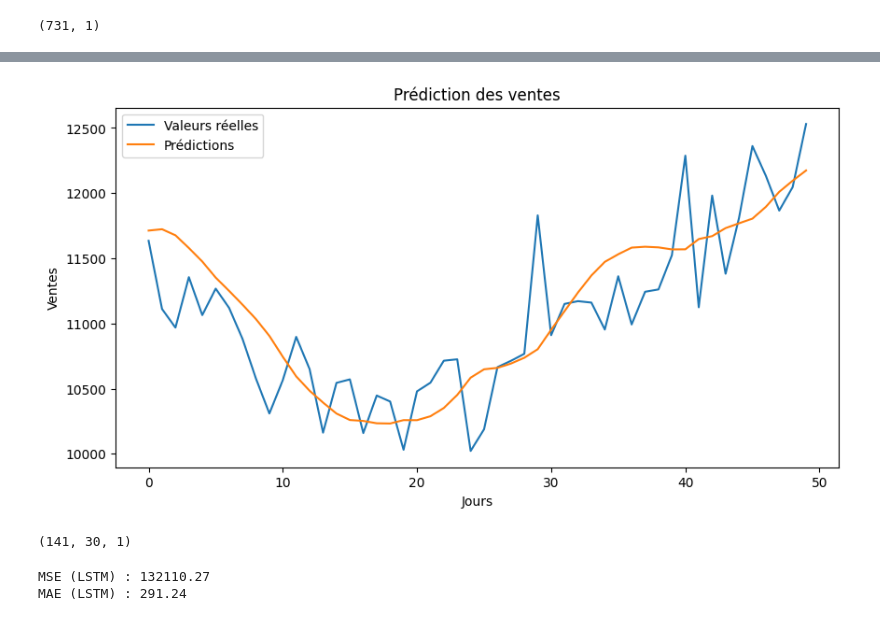
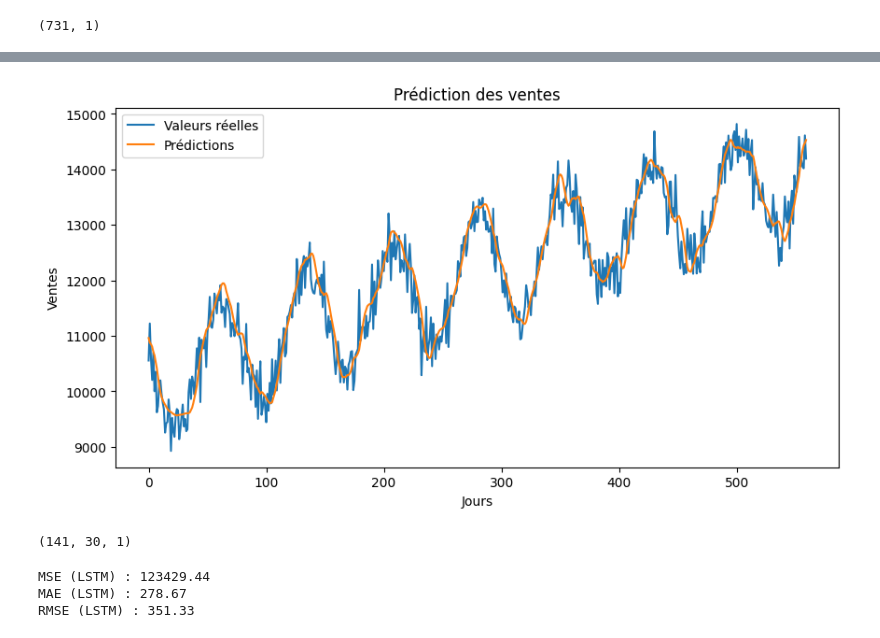
Before and after one commit to AliElOu/predictions-models--inventory-management, a Jupyter notebook: sales_forcasting.ipynb, the cells around one changed output, grey strips where cells are left out. Saved outputs shown, nothing was run; the diff lists cells and outputs as text; code cells hidden in the pictures.

```diff
--- a/sales_forcasting.ipynb
+++ b/sales_forcasting.ipynb
@@ -101,7 +104,7 @@ Epoch 33/200
 # %%
-predictions = model.predict(X_train[150:200])
+predictions = model.predict(X_train)
 predictions_rescaled = scaler.inverse_transform(predictions)
-y_test_rescaled = scaler.inverse_transform(y_train[150:200])
+y_test_rescaled = scaler.inverse_transform(y_train)
 
 plt.figure(figsize=(10, 5))
 plt.plot(y_test_rescaled, label='Valeurs réelles')
@@ -116,4 +119,4 @@ plt.show()
-[figure, old version]
+[figure, new version]
 # %%
 X_test.shape
 # %% [output]
@@ -121,9 +124,12 @@ X_test.shape
 # %%
 mse = mean_squared_error(y_test_rescaled, predictions_rescaled)
 mae = mean_absolute_error(y_test_rescaled, predictions_rescaled)
+rmse = np.sqrt(mean_squared_error(y_test_rescaled, predictions_rescaled))
 
 print(f"MSE (LSTM) : {mse:.2f}")
 print(f"MAE (LSTM) : {mae:.2f}")
+print(f"RMSE (LSTM) : {rmse:.2f}")
 # %% [output]
-MSE (LSTM) : 132110.27
-MAE (LSTM) : 291.24
+MSE (LSTM) : 123429.44
+MAE (LSTM) : 278.67
+RMSE (LSTM) : 351.33
```
Also changed, not shown: parts of 17 cells of this notebook, 1 other file.
